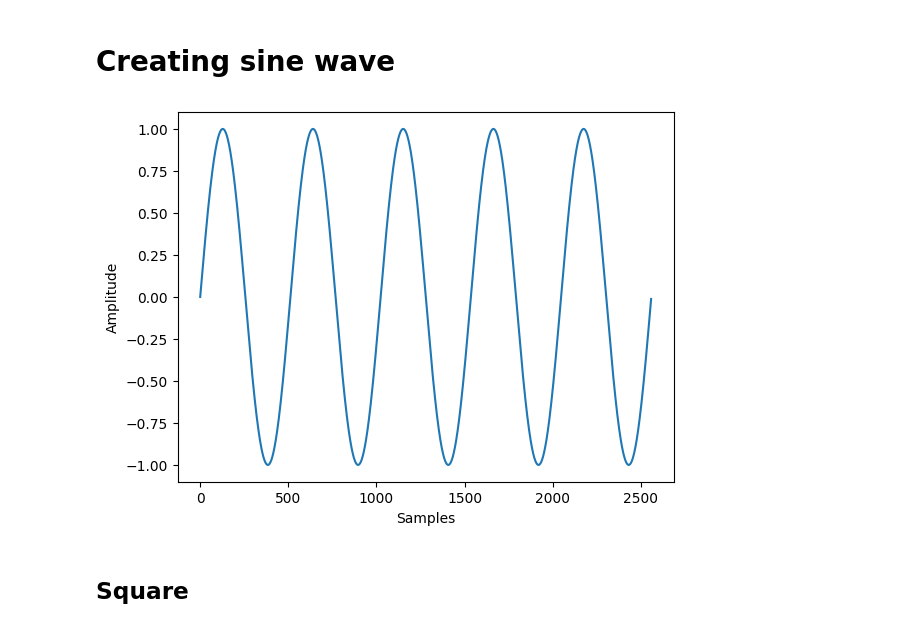
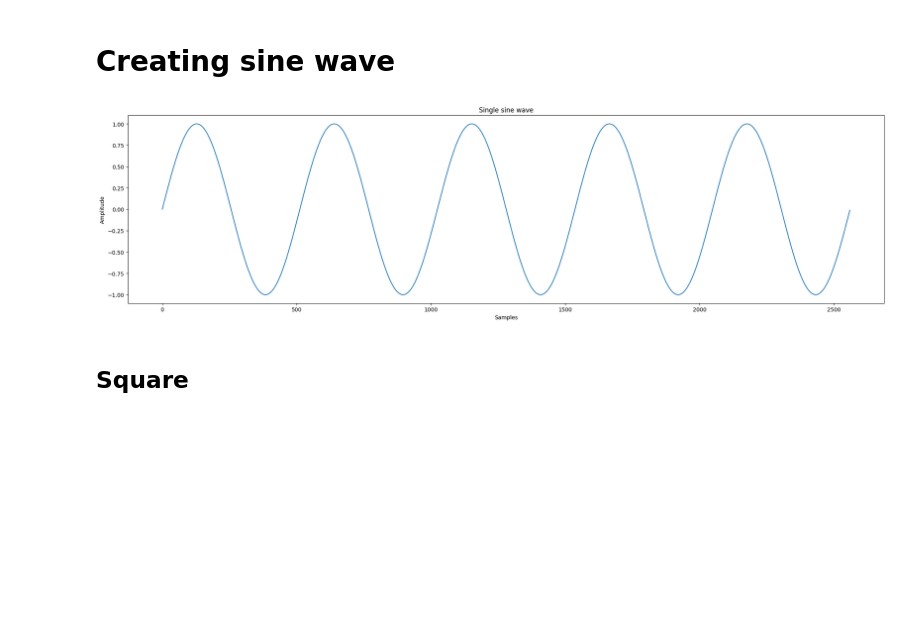
Before and after one commit to rasigle/sonicrack, a Jupyter notebook: examples/oscillators_v2_waveforms.ipynb, the cells around one changed output. Drawn from its saved outputs; the diff is of its cells as text; code cells hidden in the pictures; blank space fills up the shorter version.

```diff
--- a/examples/oscillators_v2_waveforms.ipynb
+++ b/examples/oscillators_v2_waveforms.ipynb
@@ -3,17 +6,20 @@
 # %%
 import matplotlib.pyplot as plt
 
 from engine.oscillator import SineOscillator
+
+plt.figure(figsize=figsize)
+plt.title("Single sine wave")
 
 osc = SineOscillator(freq=1, amp=1, phase=0, sample_rate=512)
 samples = osc.get_samples(n=512 * 5)
 
 plt.ylabel("Amplitude")
 plt.xlabel("Samples")
 plt.plot(samples)
 plt.show()
 # %% [output]
-[figure, old version]
+[figure, new version]
 # %% [markdown]
 ## Square
 # %%
```
Also changed, not shown: parts of 10 cells of this notebook, 25 other files.
